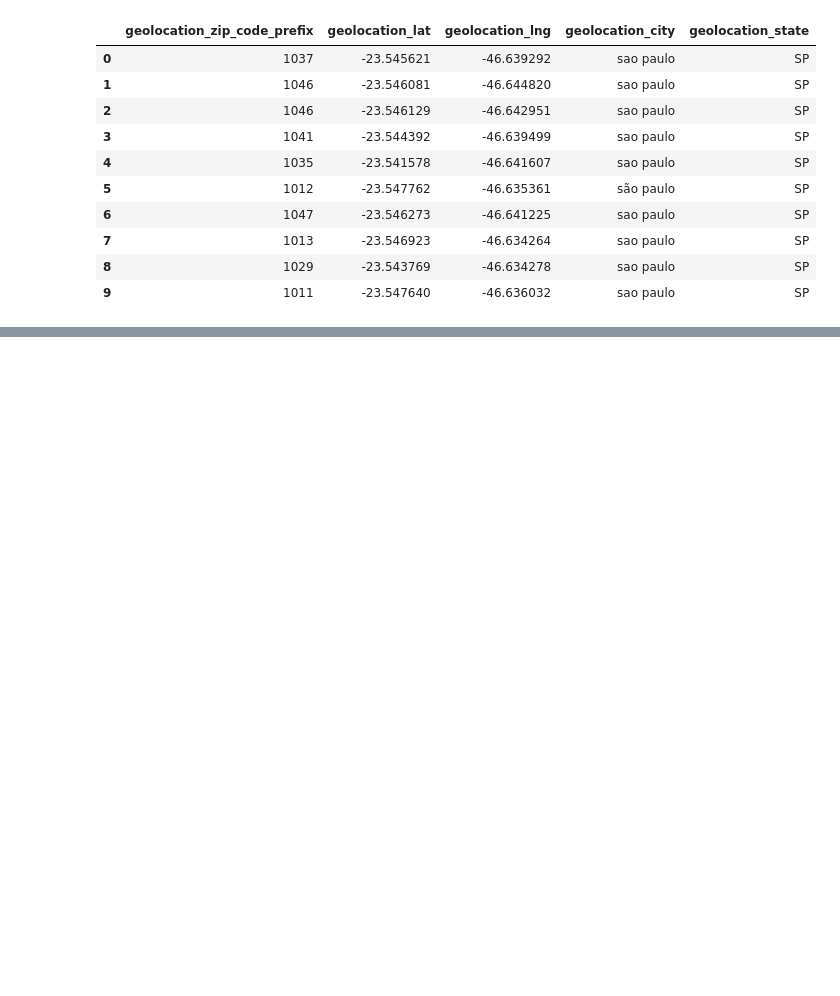
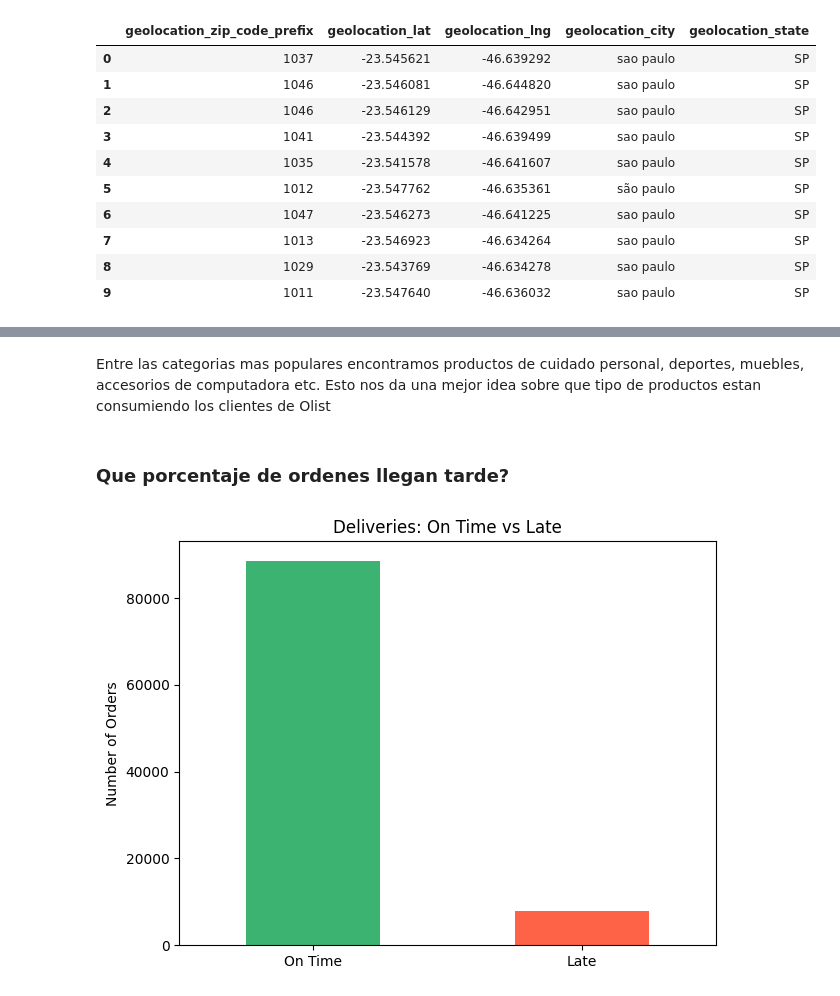
Before and after one commit to JoaquinCampos22155/proyecto3_Mineria, a Jupyter notebook: reporteEDA.ipynb, the cells around one changed output, grey strips where cells are left out. Saved outputs shown, nothing was run; the diff lists cells and outputs as text; code cells hidden in the pictures; blank space fills up the shorter version.

```diff
--- a/reporteEDA.ipynb
+++ b/reporteEDA.ipynb
@@ -214,0 +565,23 @@ geolocation_dataset.head(10)
+# %% [markdown]
+Entre las categorias mas populares encontramos productos de cuidado personal, deportes, muebles, accesorios de computadora etc. Esto nos da una mejor idea sobre que tipo de productos estan consumiendo los clientes de Olist
+# %% [markdown]
+### Que porcentaje de ordenes llegan tarde?
+# %%
+orders_dataset['order_estimated_delivery_date'] = pd.to_datetime(orders_dataset['order_estimated_delivery_date'])
+orders_dataset['order_delivered_customer_date'] = pd.to_datetime(orders_dataset['order_delivered_customer_date'])
+
+delivered = orders_dataset.dropna(subset=['order_estimated_delivery_date', 'order_delivered_customer_date'])
+
+delivered['delivery_late'] = delivered['order_delivered_customer_date'] > delivered['order_estimated_delivery_date']
+
+on_time_counts = delivered['delivery_late'].value_counts()
+on_time_counts.index = ['On Time', 'Late']
+
+on_time_counts.plot(kind='bar', color=['mediumseagreen', 'tomato'])
+plt.title('Deliveries: On Time vs Late')
+plt.ylabel('Number of Orders')
+plt.xticks(rotation=0)
+plt.tight_layout()
+plt.show()
+# %% [output]
+[figure, added]
```
Also changed, not shown: parts of 68 cells of this notebook.
